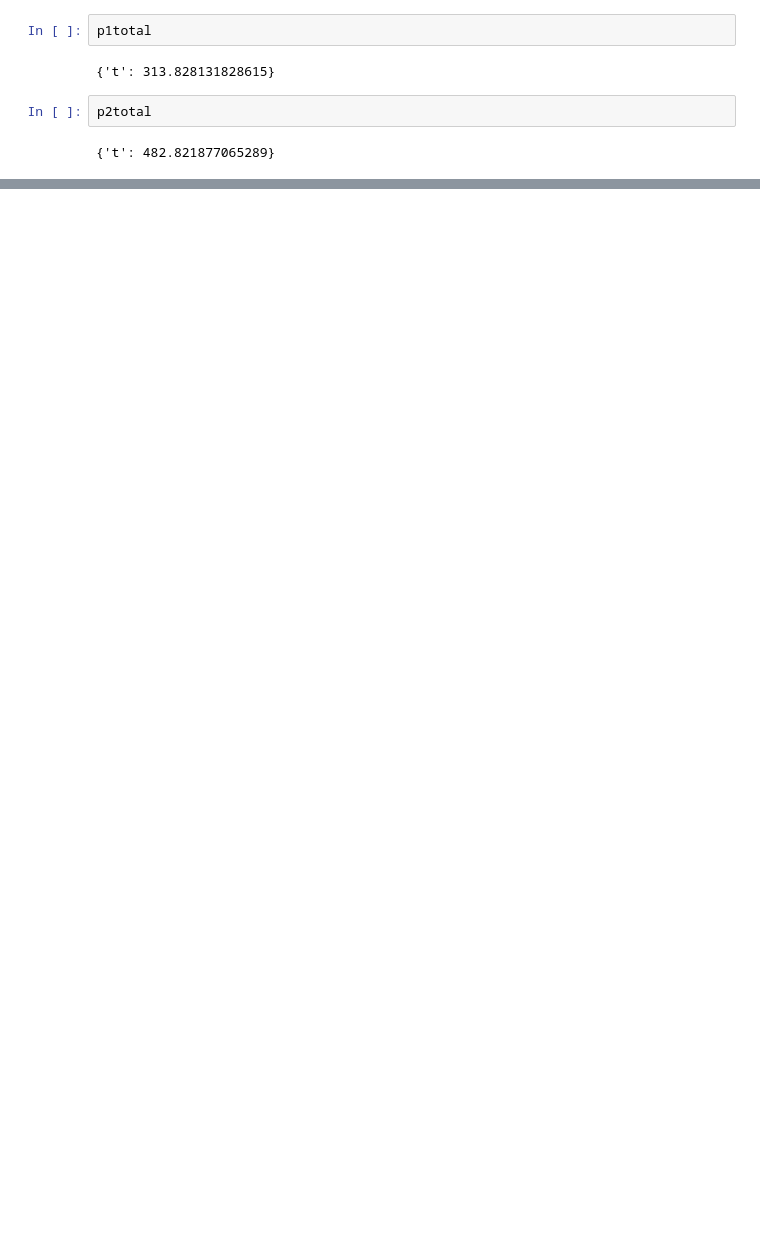
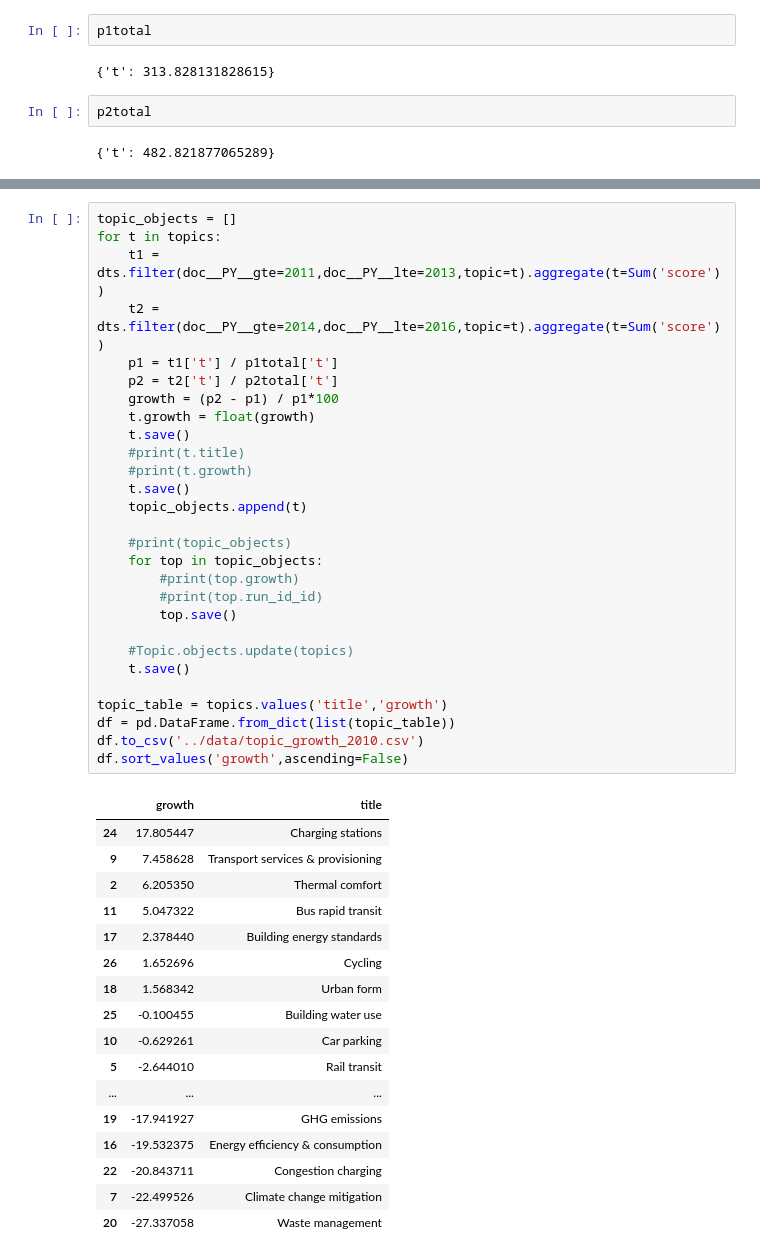
Before and after one commit to mcc-apsis/cities-1-5, a Jupyter notebook: code/topic_growth.ipynb, the cells around one changed output, grey strips where cells are left out. Cells and saved outputs as stored; diff of their text form; blank space fills up the shorter version.

```diff
--- a/code/topic_growth.ipynb
+++ b/code/topic_growth.ipynb
@@ -85,0 +151,46 @@ df.to_csv('../data/topic_growth_2010.csv')
+# %%
+topic_objects = []
+for t in topics:
+    t1 = dts.filter(doc__PY__gte=2011,doc__PY__lte=2013,topic=t).aggregate(t=Sum('score'))
+    t2 = dts.filter(doc__PY__gte=2014,doc__PY__lte=2016,topic=t).aggregate(t=Sum('score'))
+    p1 = t1['t'] / p1total['t']
+    p2 = t2['t'] / p2total['t']
+    growth = (p2 - p1) / p1*100
+    t.growth = float(growth)
+    t.save()
+    #print(t.title)
+    #print(t.growth)
+    t.save()
+    topic_objects.append(t)
+
+    #print(topic_objects)
+    for top in topic_objects:
+        #print(top.growth)
+        #print(top.run_id_id)
+        top.save()
+
+    #Topic.objects.update(topics)
+    t.save()
+
+topic_table = topics.values('title','growth')
+df = pd.DataFrame.from_dict(list(topic_table))
+df.to_csv('../data/topic_growth_2010.csv')
+df.sort_values('growth',ascending=False)
+# %% [output]
+|  | growth | title |
+| 24 | 17.805447 | Charging stations |
+| 9 | 7.458628 | Transport services & provisioning |
+| 2 | 6.205350 | Thermal comfort |
+| 11 | 5.047322 | Bus rapid transit |
+| 17 | 2.378440 | Building energy standards |
+| 26 | 1.652696 | Cycling |
+| 18 | 1.568342 | Urban form |
+| 25 | -0.100455 | Building water use |
+| 10 | -0.629261 | Car parking |
+| 5 | -2.644010 | Rail transit |
+| ... | ... | ... |
+| 19 | -17.941927 | GHG emissions |
+| 16 | -19.532375 | Energy efficiency & consumption |
+| 22 | -20.843711 | Congestion charging |
+| 7 | -22.499526 | Climate change mitigation |
+| 20 | -27.337058 | Waste management |
```
Also changed, not shown: parts of 4 cells of this notebook, 3 other files.
